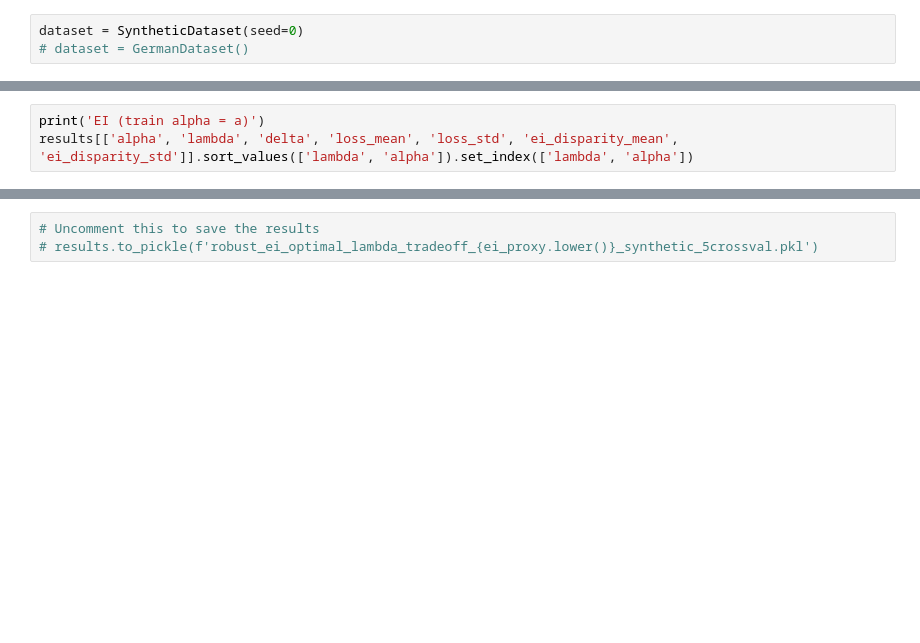
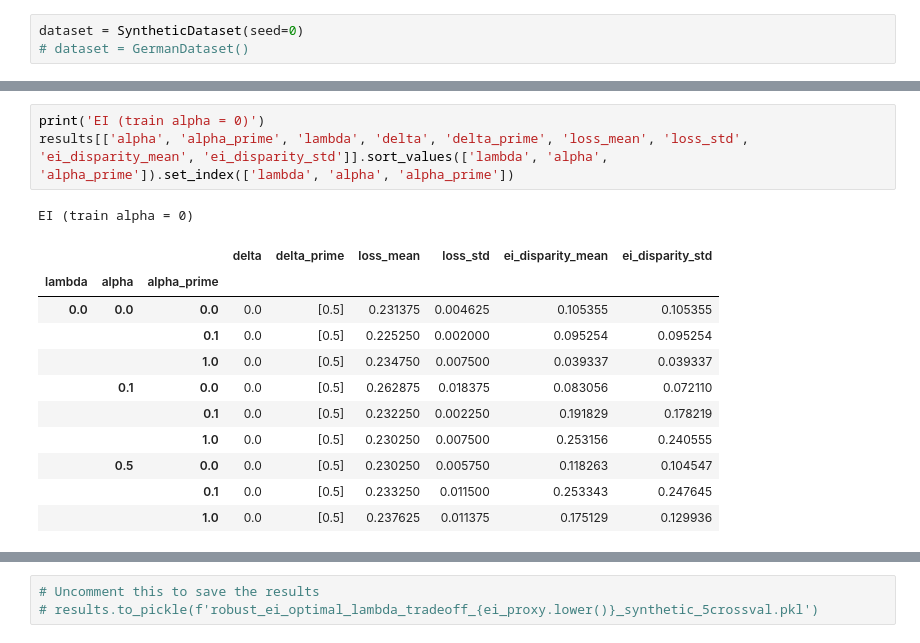
Before and after one commit to kshitij-kayastha/EqualImprovability, a Jupyter notebook: src/test_robustness.ipynb, the cells around one changed output, grey strips where cells are left out. Drawn from its saved outputs; the diff is of its cells as text; blank space fills up the shorter version.

```diff
--- a/src/test_robustness.ipynb
+++ b/src/test_robustness.ipynb
@@ -177,4 +198,17 @@ results[['alpha', 'lambda', 'delta', 'loss_mean', 'loss_std', 'ei_disparity_mean
 # %%
-print('EI (train alpha = a)')
-results[['alpha', 'lambda', 'delta', 'loss_mean', 'loss_std', 'ei_disparity_mean', 'ei_disparity_std']].sort_values(['lambda', 'alpha']).set_index(['lambda', 'alpha'])
+print('EI (train alpha = 0)')
+results[['alpha', 'alpha_prime', 'lambda', 'delta', 'delta_prime', 'loss_mean', 'loss_std', 'ei_disparity_mean', 'ei_disparity_std']].sort_values(['lambda', 'alpha', 'alpha_prime']).set_index(['lambda', 'alpha', 'alpha_prime'])
+# %% [output]
+EI (train alpha = 0)
+|  |  |  | delta | delta_prime | loss_mean | loss_std | ei_disparity_mean | ei_disparity_std |
+| lambda | alpha | alpha_prime |  |  |  |  |  |  |
+| 0.0 | 0.0 | 0.0 | 0.0 | [0.5] | 0.231375 | 0.004625 | 0.105355 | 0.105355 |
+|  |  | 0.1 | 0.0 | [0.5] | 0.225250 | 0.002000 | 0.095254 | 0.095254 |
+|  |  | 1.0 | 0.0 | [0.5] | 0.234750 | 0.007500 | 0.039337 | 0.039337 |
+|  | 0.1 | 0.0 | 0.0 | [0.5] | 0.262875 | 0.018375 | 0.083056 | 0.072110 |
+|  |  | 0.1 | 0.0 | [0.5] | 0.232250 | 0.002250 | 0.191829 | 0.178219 |
+|  |  | 1.0 | 0.0 | [0.5] | 0.230250 | 0.007500 | 0.253156 | 0.240555 |
+|  | 0.5 | 0.0 | 0.0 | [0.5] | 0.230250 | 0.005750 | 0.118263 | 0.104547 |
+|  |  | 0.1 | 0.0 | [0.5] | 0.233250 | 0.011500 | 0.253343 | 0.247645 |
+|  |  | 1.0 | 0.0 | [0.5] | 0.237625 | 0.011375 | 0.175129 | 0.129936 |
 # %%
```
Also changed, not shown: parts of 9 cells of this notebook, 2 other files.
